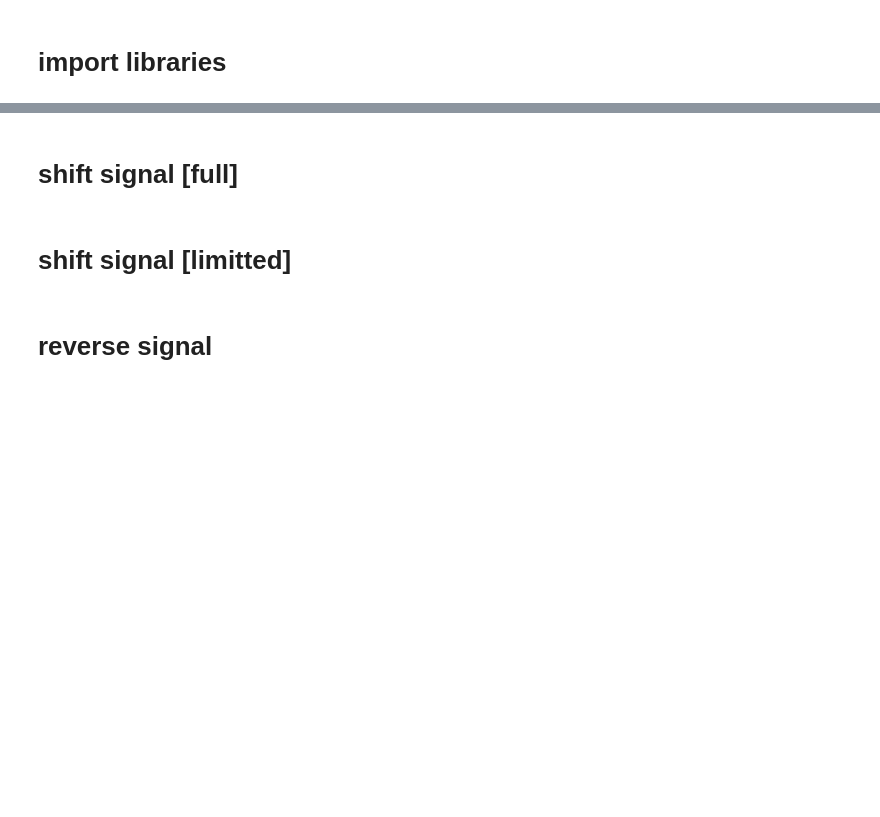
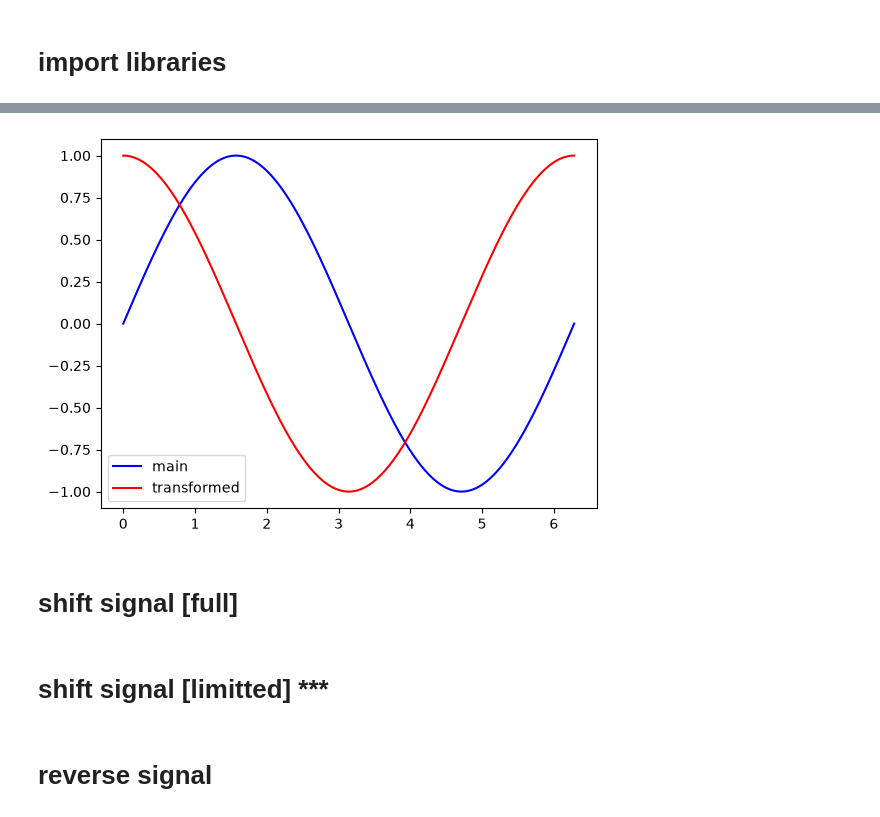
Before and after one commit to TJ-Paul/python-notes, a Jupyter notebook: 3_3_matplotlib_eqn_1.ipynb, the cells around one changed output, grey strips where cells are left out. Drawn from its saved outputs; the diff is of its cells as text; code cells hidden in the pictures; blank space fills up the shorter version.

```diff
--- a/3_3_matplotlib_eqn_1.ipynb
+++ b/3_3_matplotlib_eqn_1.ipynb
@@ -6,3 +21,23 @@ import numpy as np
+# %%
+# code explanation
+
+def sine_signal(t):
+    x = np.sin(t)
+    return x
+
+def main():
+    t = np.linspace(0,np.pi * 2, 1000)
+    x = sine_signal(t)
+    y = sine_signal(-t + np.pi / 2)
+
+    plt.plot(t,x, color='blue', label = 'main')
+    plt.plot(t,y, color='red', label = 'transformed')
+
+    plt.legend()
+    plt.show()
+main()
+# %% [output]
+[figure, added]
 # %% [markdown]
 # shift signal [full]
 # %%
@@ -14,7 +49,7 @@ def shift_signal(x,t,beta):
 
     return y
 # %% [markdown]
-# shift signal [limitted]
+# shift signal [limitted] ***
 # %%
 
 def shift_signal2(x,t,beta):
```
Also changed, not shown: parts of 16 cells of this notebook.
